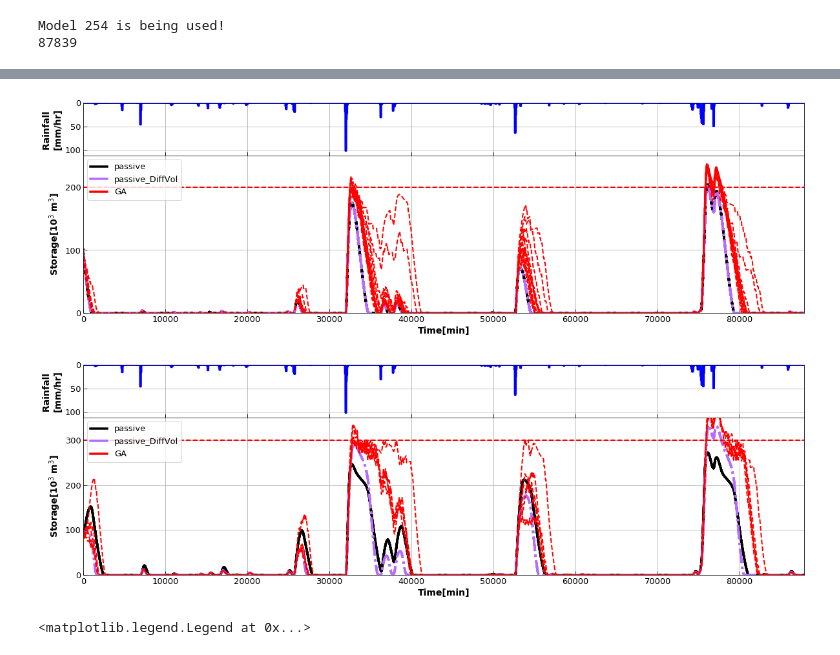
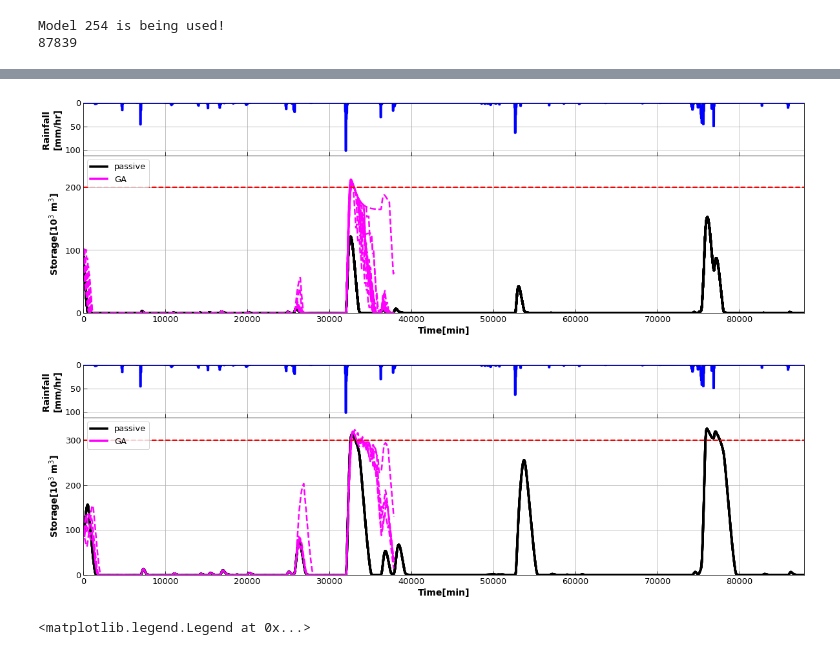
Before and after one commit to gurbuzf/DamStudy, a Jupyter notebook: dam_operation/GA_fitness_tests.ipynb, the cells around one changed output, grey strips where cells are left out. Drawn from its saved outputs; the diff is of its cells as text; code cells hidden in the pictures.

```diff
--- a/dam_operation/GA_fitness_tests.ipynb
+++ b/dam_operation/GA_fitness_tests.ipynb
@@ -135,8 +122,7 @@ def FitnessCalculator1(sim_data):
     return fitnesses
 # %%
 def Quad_Params2(threshold, reward):
-    '''Parameters of a concave quadratic equation whose vertex is on the
-    point of (threshold, reward)
+    '''Parameters of a concave quadratic equation
     eq: ax2 + bx + c
     returns the parameters a, b, c
     '''
@@ -164,7 +150,9 @@ def FitnessCalculator1(sim_data):
         dam3_over = (storage[order_3]>200000).values.sum()
         dam4_over = (storage[order_4]>300000).values.sum()
 
-        fitness += -dam3_over*50 -dam4_over*100
+        fitness += -dam3_over*120 -dam4_over*120
+        # fitness += sum((-10/100000) * storage[order_3].values)
+        # fitness += sum((-10/150000) * storage[order_4].values)
         fitness += eq235[0]*flow['8']**2 + eq235[1]*flow['8'] + eq235[2]
         fitness += eq217[0]*flow['26']**2 + eq217[1]*flow['26'] + eq217[2]
         fitness += eq181[0]*flow['62']**2 + eq181[1]*flow['62'] + eq181[2]
@@ -211,38 +187,40 @@ SSN5.dam_ids = dams
 dam_params256 = SSN5.init_dam_params256(H_spill, H_max, S_max, _alpha, diam, c1, c2, L_spill, L_crest)
 q, s_p, s_t, s_s = Set_InitialConditions(0.5, A_i[0], A_i)
 S = [100000 for _ in range(n_dams)]
-
+# te = 32760
 update = 60#mins
 t0 = 0
 fitness_overtime = []
 columns = SSN5.__columns__()
 dc_ga = pd.DataFrame(columns =columns[0])
 st_ga  = pd.DataFrame(columns =columns[1])
-while t0 < te-60:
+while t0 < te-600:
     if t0 !=0:
         q, S, s_p, s_t, s_s = SSN5.Get_Snapshot()
 
-    population = InitialPopulation(10, n_dams)
+    population = InitialPopulation2(15, n_dams)
     SSN5.initialize(q=q, S=S, s_p=s_p,s_t =s_t, s_s=s_s)
-    data = RunSimulation(SSN5, population[0] , t0, forcing, dam_params256, 120)
+    data = RunSimulation([SSN5, population[0] , t0, forcing, dam_params256, 300])
     flow = data[0]
     if flow['8']>31.80/2 or flow['26']>30.40/2 or flow['62']>27.4/2 or flow['89']>16.33/2 or flow['170']>16.33/2:
-
+    # if t0==32580:
         generation = 0
         # sim_results = []
         while generation<15: # generation
             sim_data = []
 
-            for state in population:
-                sim= RunSimulation(SSN5, state , t0, forcing, dam_params256,60)
+            for dam_state in population:
+                start = time.time()
+                sim= RunSimulation([SSN5, dam_state , t0, forcing, dam_params256,120])
                 # flow = sim[0]
                 # storage = sim[1]
-                # print(state)
                 # print('Max Flow at 0: ', flow['0'])
                 # print('Dams Overtopped: ',(storage>=200000).values.sum(), 'MaxVol: ',storage.max())
                 # print('fitness: ',FitnessCalculator(sim))
                 sim_data.append(sim)
                 # sim_results.append((state,sim_result))
+            end= time.time()
+
             fitnesses = FitnessCalculator1(sim_data)
             # print(f'G:{generation}: {fitnesses}')
             idx = np.argmax(fitnesses)
@@ -255,11 +233,11 @@ while t0 < te-60:
             offsprings = MutateOffspring(offsprings, method='scrample', p=0.15)
             population = NewPopulation(parents, offsprings)
             generation +=1
-        state = population[idx].astype(int).tolist()
-        print(t0, ' >>> ', state, 'fitness>>', fitnesses[idx])
+        state = population[idx].astype(float).tolist()
+        print('[+]', t0, ' >>> ', state, 'fitness>>', fitnesses[idx])
     else:
         state = [1 for _ in range(n_dams)]
-        # print(t0, ' >>> ', state, )
+        print(' [-]',t0, ' >>> ', state, )
 
     SSN5.set_dam_state(states=state)
     try:
@@ -291,10 +269,11 @@ IndexError: list index out of range
 # %%
 s_name = '_h45_5_O75_1_10_19dams'
-pltkwargs = np.array([{'label':'nodam', 'color':'#1AFF1A'}, {'label':'passive', 'color':'#000000',}, {'label':'passive_DiffVol', 'color':'#b66dff','linestyle':'dashdot'},{'label':'elfarol', 'color':'#db6d00', 'linestyle':'dashdot', 'linewidth':2.0},  {'label':'GA', 'color':'red','alpha':1.0, 'linestyle':'dashed', 'linewidth':2},{'label':'extra', 'color':'#490092'}])
-pltKwargs = pltkwargs[[0,1,2,4]]
-dataset = [dc_nodam, dc_passive, dc_passiveVAR, dc_ga]
+pltkwargs = np.array([{'label':'nodam', 'color':'#1AFF1A'}, {'label':'passive', 'color':'#000000',},{'label':'GA', 'color':'magenta','alpha':1.0, 'linestyle':'dashed', 'linewidth':2.5},{'label':'extra', 'color':'#490092'}])
+pltKwargs = pltkwargs[[0,1,2]]
+dataset = [dc_nodam, dc_passive, dc_ga]
 plot_sim(0, forcing, dataset, pltKwargs, d_type='discharge', discharge_axis=[0,225,50], area=60.75)#, save='../../Supp_DamStudy/Hydro0'+s_name)
 plot_sim(81, forcing, dataset, pltKwargs, d_type='discharge', discharge_axis=[0,90,20], area=20.25)#, save='../../Supp_DamStudy/Hydro81'+s_name)
+plot_sim(162, forcing, dataset, pltKwargs, d_type='discharge', discharge_axis=[0,90,20], area=20.25)#, save='../../Supp_DamStudy/Hydro81'+s_name)
 plot_sim(35, forcing, dataset, pltKwargs, d_type='discharge', discharge_axis=[0,20,5], area=4.75,)
 plot_sim(197, forcing, dataset, pltKwargs, d_type='discharge', discharge_axis=[0,20,5], area=4.75)
 plot_sim(224, forcing, dataset, pltKwargs, d_type='discharge', discharge_axis=[0,20,5], area=4.75)
@@ -309,13 +289,13 @@ plot_sim(143, forcing, dataset, pltKwargs, d_type='discharge', discharge_axis=[0
 # %%
 order_3 = [9,36,45,63,90,117,126,144,153,171,198,207,225,234]
 order_4 = [27, 189, 216, 135, 108]
-pltKwargs = pltkwargs[[1, 2,4]]
-dataset = [ st_passive, st_passiveVAR, st_ga]
+pltKwargs = pltkwargs[[1,2]]
+dataset = [ st_passive,st_ga]
 plot_sim(order_3, forcing, dataset, pltKwargs, d_type='storage', max_storage=200000)
 plot_sim(order_4, forcing, dataset, pltKwargs, d_type='storage', max_storage=300000)
 # %% [output]
-[figure, old version]
+[figure, new version]
-[figure, old version]
+[figure, new version]
 # %%
 from imp import reload
 import hlm_basic
```
Also changed, not shown: parts of 7 cells of this notebook, 7 other files.
